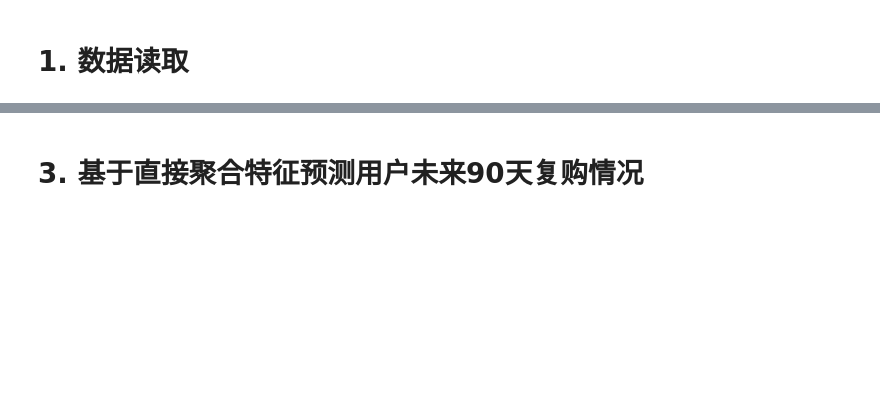
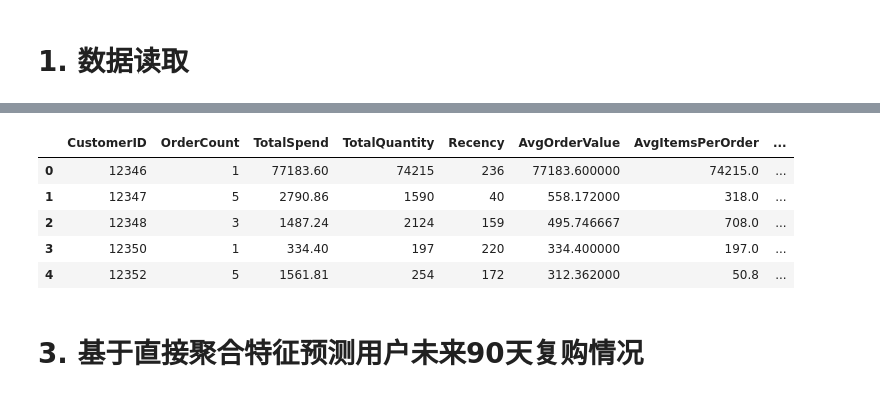
Before and after one commit to byyears/Online-Retail, a Jupyter notebook: 用户流失预测.ipynb, the cells around one changed output, grey strips where cells are left out. Drawn from its saved outputs; the diff is of its cells as text; code cells hidden in the pictures; blank space fills up the shorter version.

```diff
--- a/用户流失预测.ipynb
+++ b/用户流失预测.ipynb
@@ -37,35 +30,34 @@ display(df.head())
 # %%
 analysis_date = df['InvoiceDate'].max() + pd.Timedelta(days=1)
 reference_date = analysis_date - pd.Timedelta(days=90)
 
 valid = df.loc[~df['cancelled']]
 history = valid.loc[valid['InvoiceDate'] <= reference_date]
 future = valid.loc[valid['InvoiceDate'] > reference_date]
 
 data = history.groupby('CustomerID').agg(
     LastPurchaseDate=('InvoiceDate', 'max'),
     OrderCount=('InvoiceNo', 'nunique'),
     TotalSpend=('TotalPrice', 'sum'),
     TotalQuantity=('Quantity', 'sum')
 ).reset_index()
+
 data['Recency'] = (reference_date - data.pop('LastPurchaseDate')).dt.days
 data['AvgOrderValue'] = data['TotalSpend'] / data['OrderCount']
 data['AvgItemsPerOrder'] = data['TotalQuantity'] / data['OrderCount']
 data['future_purchase'] = data['CustomerID'].isin(future['CustomerID']).astype(int)
-data = data.replace([np.inf, -np.inf], np.nan).dropna().reset_index(drop=True)
 
-train_df, temp_df = train_test_split(
-    data, test_size=0.30, random_state=42, stratify=data['future_purchase']
-)
-val_df, test_df = train_test_split(
-    temp_df, test_size=0.50, random_state=42, stratify=temp_df['future_purchase']
-)
+train_df, temp_df = train_test_split(data, test_size=0.30, random_state=42, stratify=data['future_purchase'])
+val_df, test_df = train_test_split(temp_df, test_size=0.50, random_state=42, stratify=temp_df['future_purchase'])
 
-print('客户样本量：', len(data))
-print('训练集：', len(train_df))
-print('验证集：', len(val_df))
-print('测试集：', len(test_df))
-display(data.head())
+data.head()
+# %% [output]
+|  | CustomerID | OrderCount | TotalSpend | TotalQuantity | Recency | AvgOrderValue | AvgItemsPerOrder | ... |
+| 0 | 12346 | 1 | 77183.60 | 74215 | 236 | 77183.600000 | 74215.0 | ... |
+| 1 | 12347 | 5 | 2790.86 | 1590 | 40 | 558.172000 | 318.0 | ... |
+| 2 | 12348 | 3 | 1487.24 | 2124 | 159 | 495.746667 | 708.0 | ... |
+| 3 | 12350 | 1 | 334.40 | 197 | 220 | 334.400000 | 197.0 | ... |
+| 4 | 12352 | 5 | 1561.81 | 254 | 172 | 312.362000 | 50.8 | ... |
 # %% [markdown]
 # 3. 基于直接聚合特征预测用户未来90天复购情况
 # %%
```
Also changed, not shown: parts of 7 cells of this notebook.
